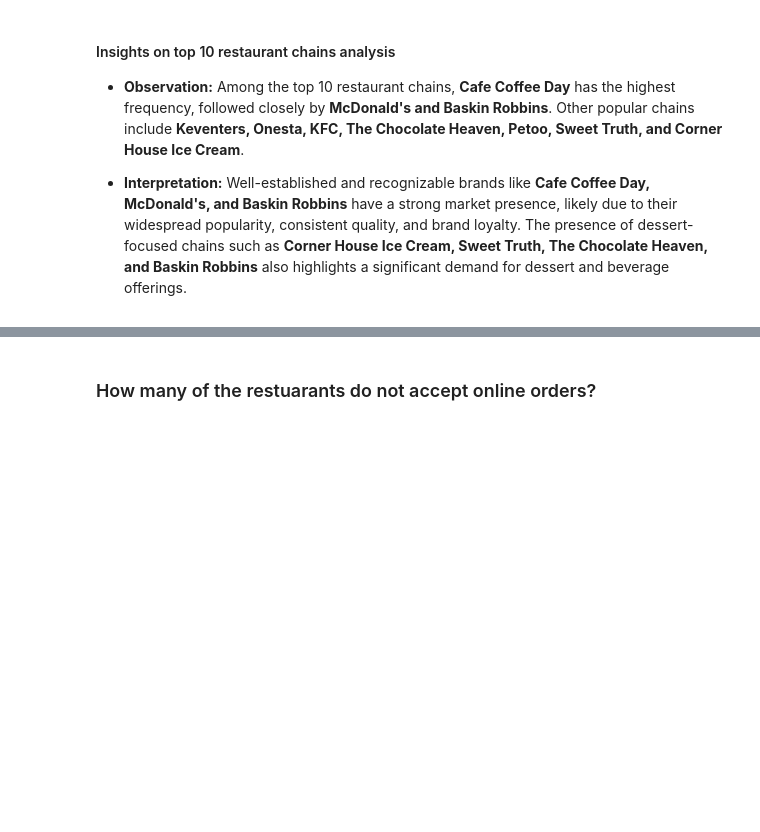
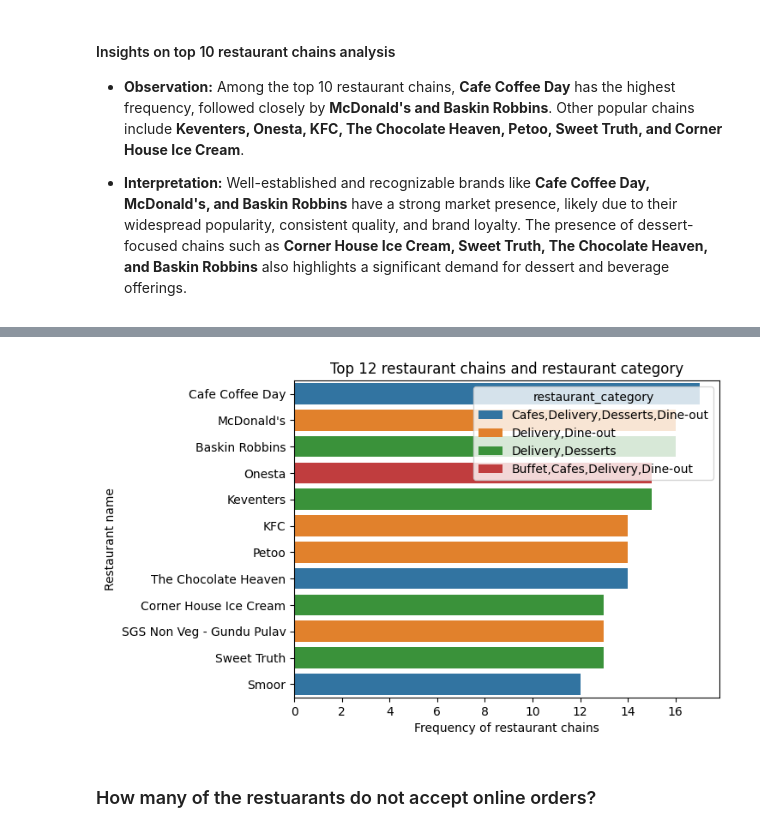
Before and after one commit to Bhuvi128/Bengaluru-Restaurant-Trends-Analysis, a Jupyter notebook: Bengaluru Restaurant Trends Analysis.ipynb, the cells around one changed output, grey strips where cells are left out. Drawn from its saved outputs; the diff is of its cells as text; code cells hidden in the pictures; blank space fills up the shorter version.

```diff
--- a/Bengaluru Restaurant Trends Analysis.ipynb
+++ b/Bengaluru Restaurant Trends Analysis.ipynb
@@ -90,0 +93,12 @@ plt.show()
+# %%
+query = """
+select re.rest_name, count(*) rest_counts,
+group_concat(distinct li.listed_rest_type) as restaurant_category
+from restaurant re left join listing_type li
+on re.listing_id = li.listing_id
+group by re.rest_name
+order by rest_counts desc
+limit 12;
+"""
+top_12_rest_resttype = pd.read_sql(query, conn)
+top_12_rest_resttype.head()
@@ -90,0 +112,3 @@ plt.show()
+# %%
+top_12_rest_resttype['restaurant_category'] = top_12_rest_resttype['restaurant_category'].str.replace('\r', '')
+top_12_rest_resttype.head()
@@ -91,3 +122,11 @@ plt.show()
+# %%
+sns.barplot(data = top_12_rest_resttype, x = 'rest_counts', y = 'rest_name', hue = 'restaurant_category')
+plt.title('Top 12 restaurant chains and restaurant category')
+plt.xlabel('Frequency of restaurant chains')
+plt.ylabel('Restaurant name')
+plt.show()
+# %% [output]
+[figure, added]
 # %% [markdown]
 ### How many of the restuarants do not accept online orders?
 # %%
```
Also changed, not shown: parts of 5 cells of this notebook, 1 other file.
